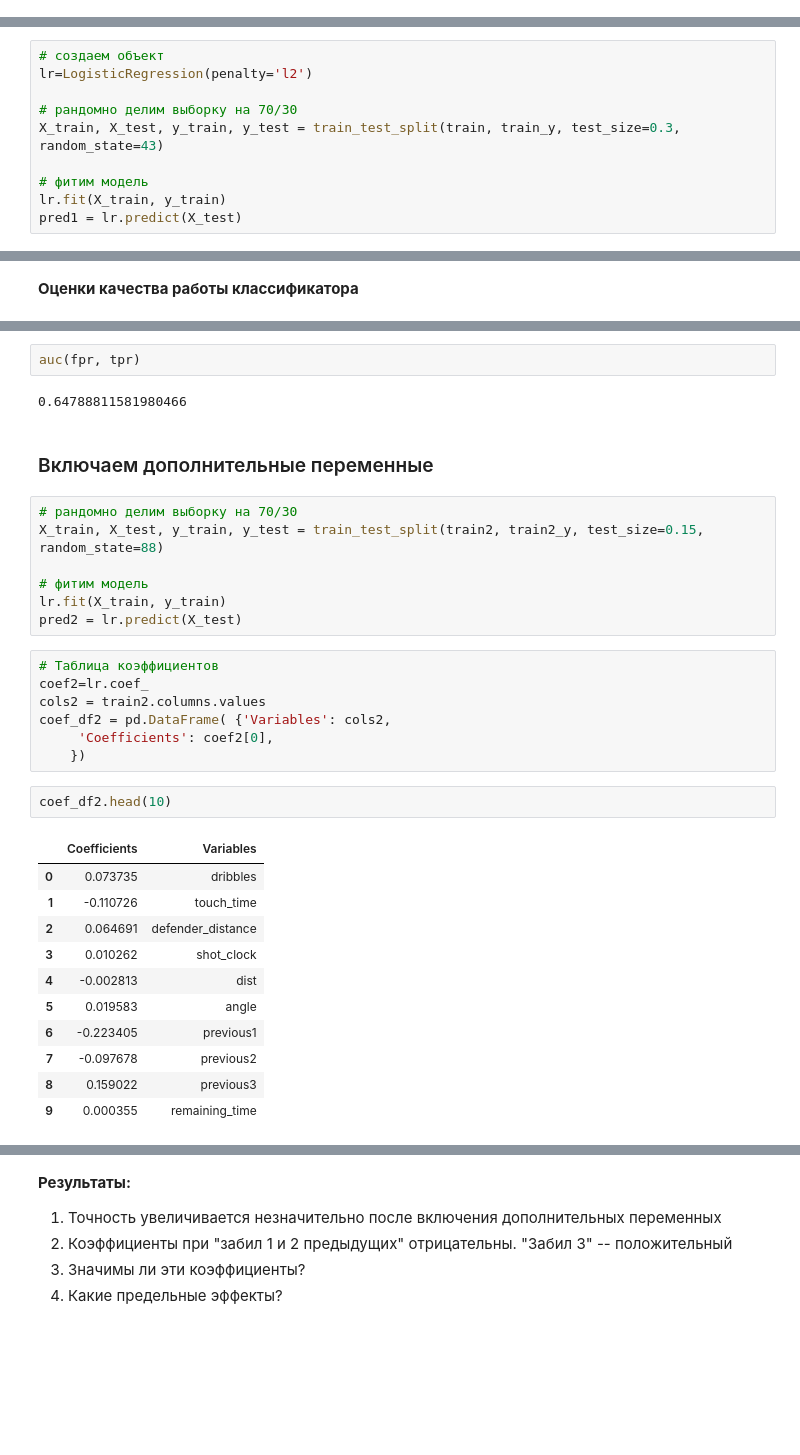
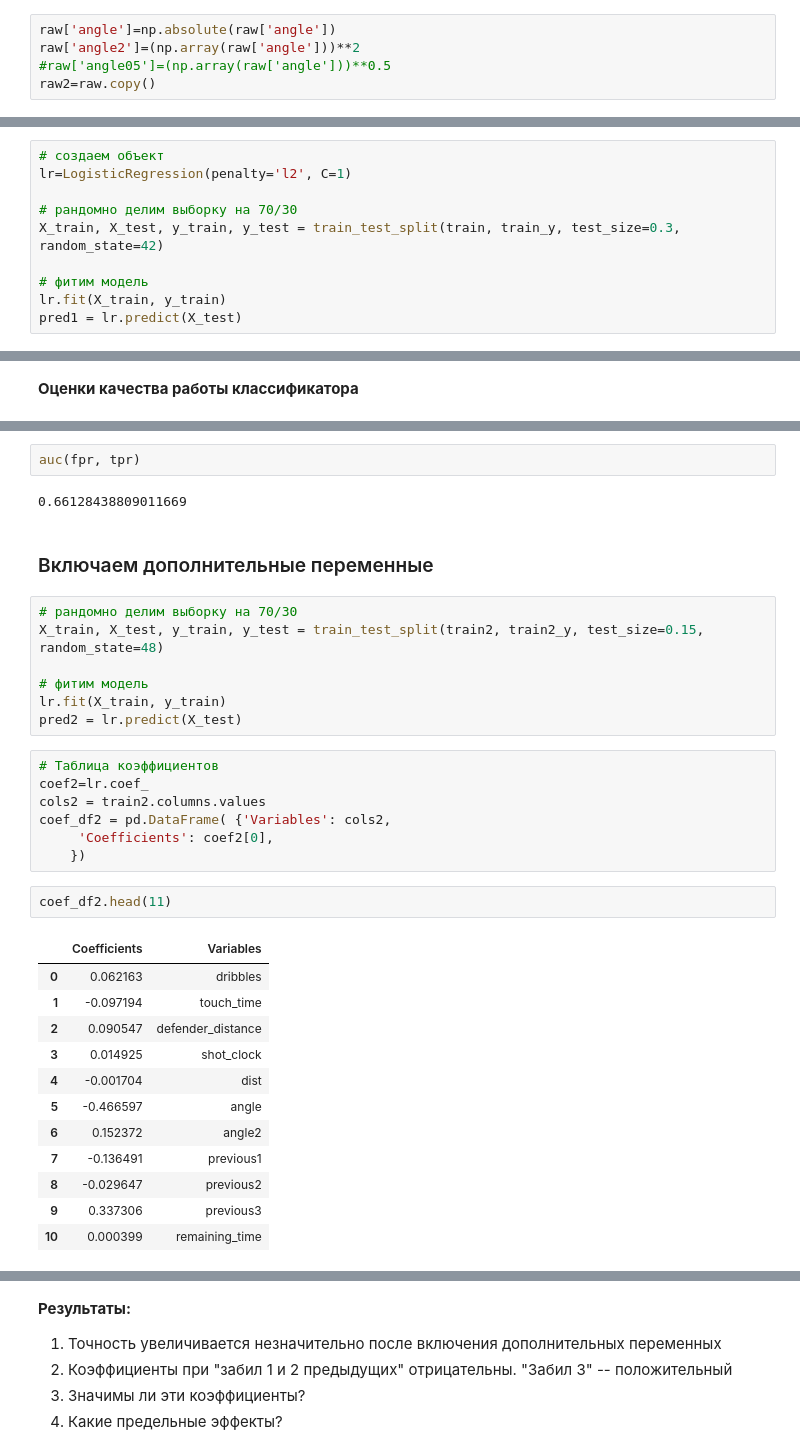
Before and after one commit to fursovia/hot-hand, a Jupyter notebook: logistic_regression.ipynb, the cells around one changed output, grey strips where cells are left out. Cells and saved outputs as stored; diff of their text form; blank space fills up the shorter version.

```diff
--- a/logistic_regression.ipynb
+++ b/logistic_regression.ipynb
@@ -39,0 +42,5 @@ See the caveats in the documentation: http://pandas.pydata.org/pandas-docs/stabl
+# %%
+raw['angle']=np.absolute(raw['angle'])
+raw['angle2']=(np.array(raw['angle']))**2
+#raw['angle05']=(np.array(raw['angle']))**0.5
+raw2=raw.copy()
@@ -116,10 +136,10 @@ sorted_raw.to_csv('forR.csv', sep=',', index=False)
 ### Без включения предыдущих бросков
 # %%
 # создаем объект
-lr=LogisticRegression(penalty='l2')
+lr=LogisticRegression(penalty='l2', C=1)
 
 # рандомно делим выборку на 70/30
-X_train, X_test, y_train, y_test = train_test_split(train, train_y, test_size=0.3, random_state=43)
+X_train, X_test, y_train, y_test = train_test_split(train, train_y, test_size=0.3, random_state=42)
 
 # фитим модель
 lr.fit(X_train, y_train)
@@ -168,12 +202,12 @@ plt.show()
 # %%
 auc(fpr, tpr)
 # %% [output]
-0.64788811581980466
+0.66128438809011669
 # %% [markdown]
 ### Включаем дополнительные переменные
 # %%
 # рандомно делим выборку на 70/30
-X_train, X_test, y_train, y_test = train_test_split(train2, train2_y, test_size=0.15, random_state=88)
+X_train, X_test, y_train, y_test = train_test_split(train2, train2_y, test_size=0.15, random_state=48)
 
 # фитим модель
 lr.fit(X_train, y_train)
@@ -186,19 +220,20 @@ coef_df2 = pd.DataFrame( {'Variables': cols2,
      'Coefficients': coef2[0],
     })
 # %%
-coef_df2.head(10)
+coef_df2.head(11)
 # %% [output]
 |  | Coefficients | Variables |
-| 0 | 0.073735 | dribbles |
-| 1 | -0.110726 | touch_time |
-| 2 | 0.064691 | defender_distance |
-| 3 | 0.010262 | shot_clock |
-| 4 | -0.002813 | dist |
-| 5 | 0.019583 | angle |
-| 6 | -0.223405 | previous1 |
-| 7 | -0.097678 | previous2 |
-| 8 | 0.159022 | previous3 |
-| 9 | 0.000355 | remaining_time |
+| 0 | 0.062163 | dribbles |
+| 1 | -0.097194 | touch_time |
+| 2 | 0.090547 | defender_distance |
+| 3 | 0.014925 | shot_clock |
+| 4 | -0.001704 | dist |
+| 5 | -0.466597 | angle |
+| 6 | 0.152372 | angle2 |
+| 7 | -0.136491 | previous1 |
+| 8 | -0.029647 | previous2 |
+| 9 | 0.337306 | previous3 |
+| 10 | 0.000399 | remaining_time |
 # %%
 print('Accuracy:', accuracy_score(y_test, pred2))
 # %% [output]
```
Also changed, not shown: parts of 34 cells of this notebook.
